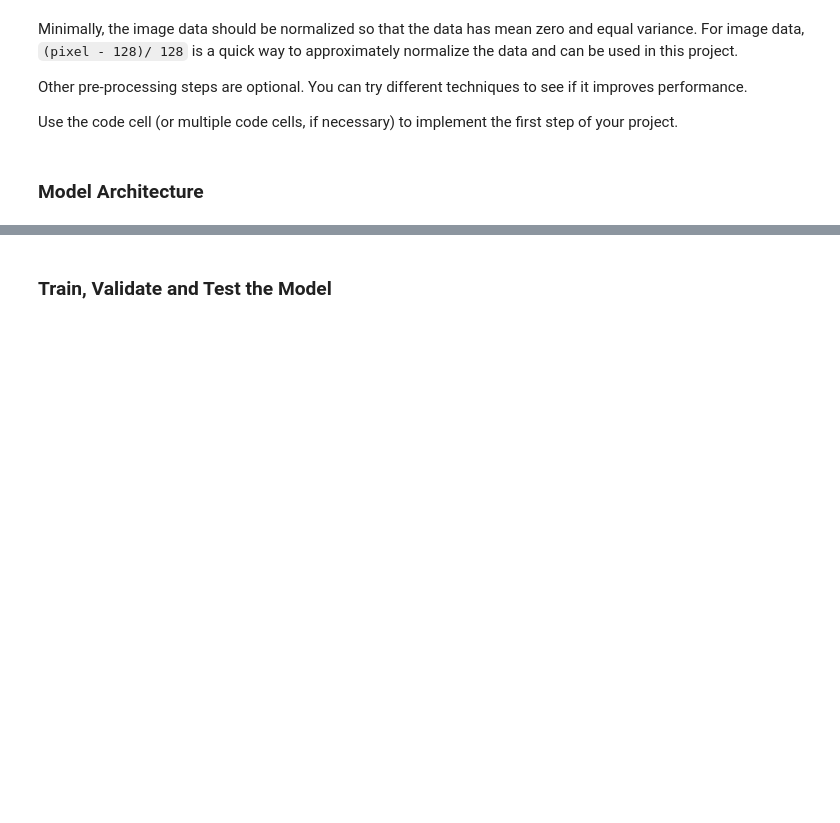
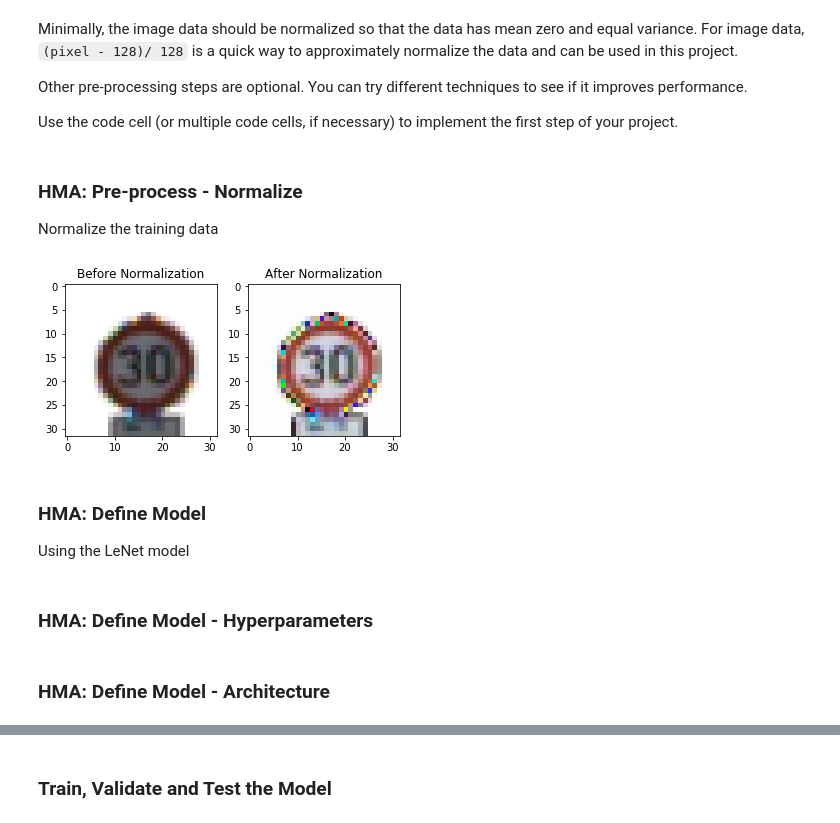
Before and after one commit to mahumberto/course-udacity-selfDrivingCarND, a Jupyter notebook: term1-computerVision-DeepLearning/06-proj-trafficSignClassifier/03-proj-trafficSignClassifier.ipynb, the cells around one changed output, grey strips where cells are left out. Saved outputs shown, nothing was run; the diff lists cells and outputs as text; code cells hidden in the pictures; blank space fills up the shorter version.

Commit message:
feat: Update Model and Evaluation steps

```diff
--- a/term1-computerVision-DeepLearning/06-proj-trafficSignClassifier/03-proj-trafficSignClassifier.ipynb
+++ b/term1-computerVision-DeepLearning/06-proj-trafficSignClassifier/03-proj-trafficSignClassifier.ipynb
@@ -178,3 +182,37 @@ Use the code cell (or multiple code cells, if necessary) to implement the first
 ### Preprocess the data here. It is required to normalize the data. Other preprocessing steps could include
 ### converting to grayscale, etc.
 ### Feel free to use as many code cells as needed.
+# %% [markdown]
+### HMA: Pre-process - Normalize
+Normalize the training data
+# %%
+# Save Data for later reference
+
+X_train_save = list(X_train)
+X_valid_save = list(X_valid)
+X_test_save = list(X_test)
+# %%
+def normalize(imgDataset):
+    return[((pixel - 128)/128) for pixel in imgDataset]
+
+X_train = normalize(X_train_save)
+X_valid = normalize(X_valid_save)
+X_test = normalize(X_test_save)
+# %%
+# Plot Image before and after normalization
+# source: http://matplotlib.org/users/image_tutorial.html
+# source: matplotlib.org/users/image_tutorial-7.py
+
+fig = plt.figure()
+a = fig.add_subplot(1,2,1)
+imgplot = plt.imshow(X_train_save[2345])
+a.set_title('Before Normalization')
+a = fig.add_subplot(1,2,2)
+imgplot = plt.imshow(X_train[2345])
+a.set_title('After Normalization')
+plt.show()
+# %% [output]
+[figure, added]
+# %% [markdown]
+### HMA: Define Model
+Using the LeNet model
@@ -180,0 +223,2 @@ Use the code cell (or multiple code cells, if necessary) to implement the first
+# %% [markdown]
+### HMA: Define Model - Hyperparameters
@@ -181,2 +228,2 @@ Use the code cell (or multiple code cells, if necessary) to implement the first
 # %% [markdown]
-### Model Architecture
+### HMA: Define Model - Architecture
```
Also changed, not shown: parts of 18 cells of this notebook.
